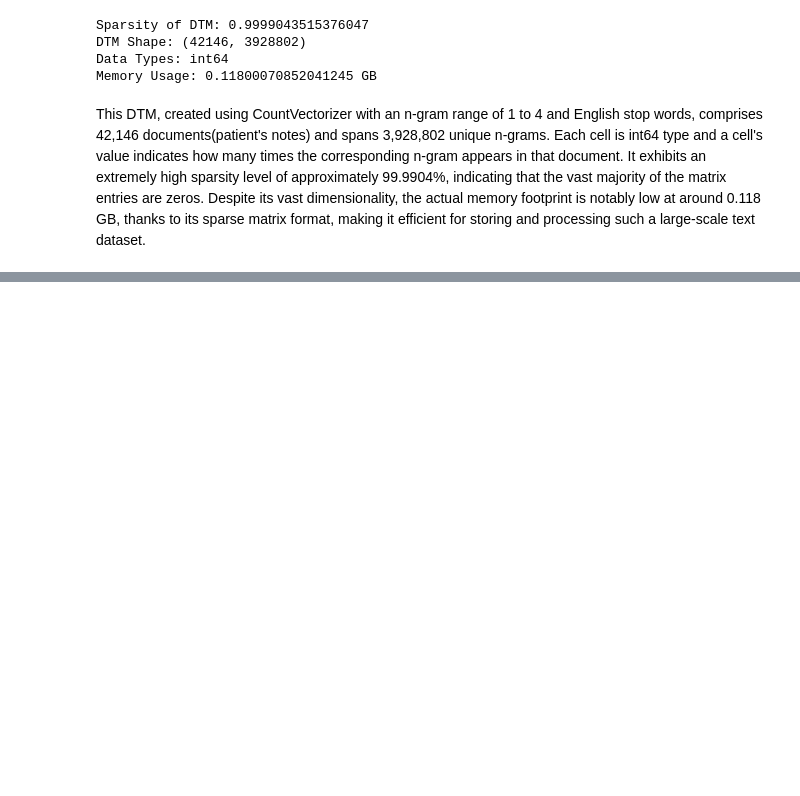
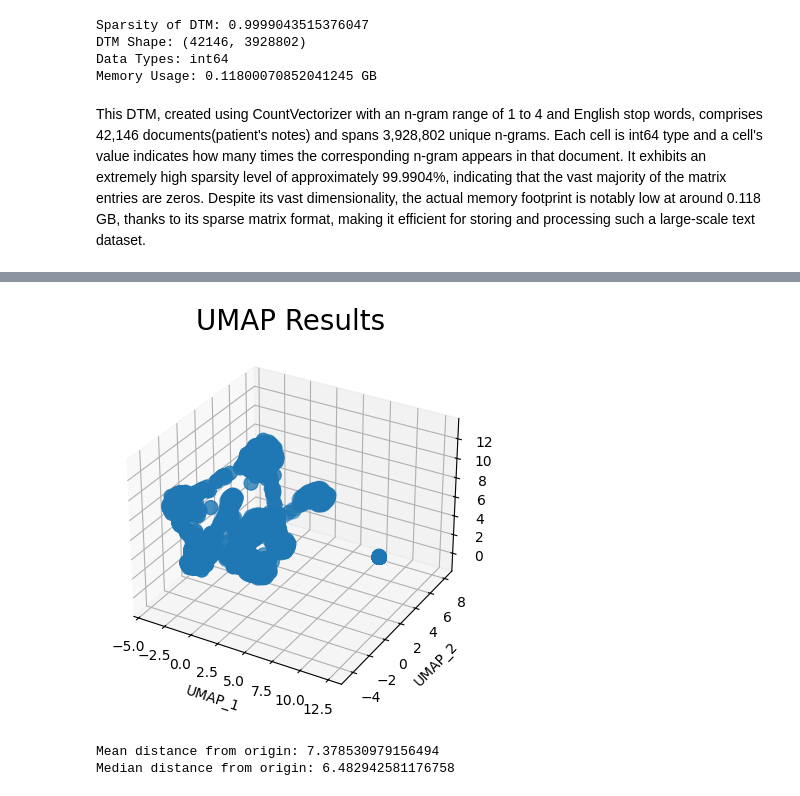
Before and after one commit to awakn123/CS6120NLP, a Jupyter notebook: Assignment1/Assignment1.ipynb, the cells around one changed output, grey strips where cells are left out. Cells and saved outputs as stored; diff of their text form; code cells hidden in the pictures; blank space fills up the shorter version.

```diff
--- a/Assignment1/Assignment1.ipynb
+++ b/Assignment1/Assignment1.ipynb
@@ -574,0 +595,8 @@ This DTM, created using CountVectorizer with an n-gram range of 1 to 4 and Engli
+# %%
+# Create an instance of the UMAP model
+reducer = umap.UMAP(random_state=42, n_neighbors=15, min_dist=0.1, n_components=3, metric='euclidean')
+
+# Fit the model to your TF-IDF data and transform the data
+umap_embedding_3d = reducer.fit_transform(filtered_dtm)
+
+print(umap_embedding_3d)
@@ -574,0 +611,20 @@ This DTM, created using CountVectorizer with an n-gram range of 1 to 4 and Engli
+# %%
+fig = plt.figure()
+ax = fig.add_subplot(111, projection='3d')
+ax.scatter(umap_embedding_3d[:, 0], umap_embedding_3d[:, 1], umap_embedding_3d[:, 2], s=100)
+plt.title('UMAP Results', fontsize=20)
+plt.xlabel('UMAP_1')
+plt.ylabel('UMAP_2')
+plt.show()
+# %% [output]
+[figure, added]
+# %%
+# Statistical Measures
+mean_distance = np.mean(np.linalg.norm(umap_embedding_3d, axis=1))
+median_distance = np.median(np.linalg.norm(umap_embedding_3d, axis=1))
+
+print(f'Mean distance from origin: {mean_distance}')
+print(f'Median distance from origin: {median_distance}')
+# %% [output]
+Mean distance from origin: 7.378530979156494
+Median distance from origin: 6.482942581176758
```
Also changed, not shown: parts of 27 cells of this notebook.
